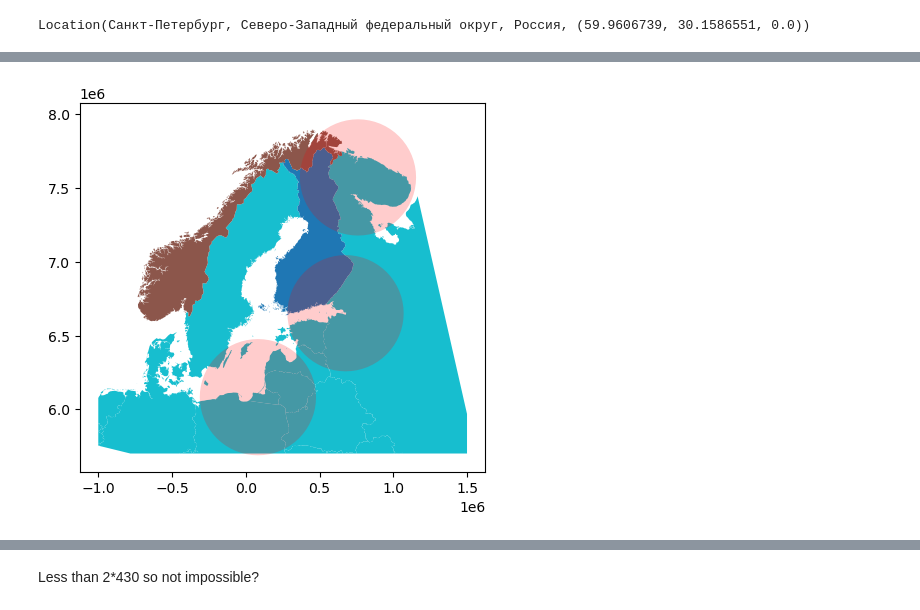
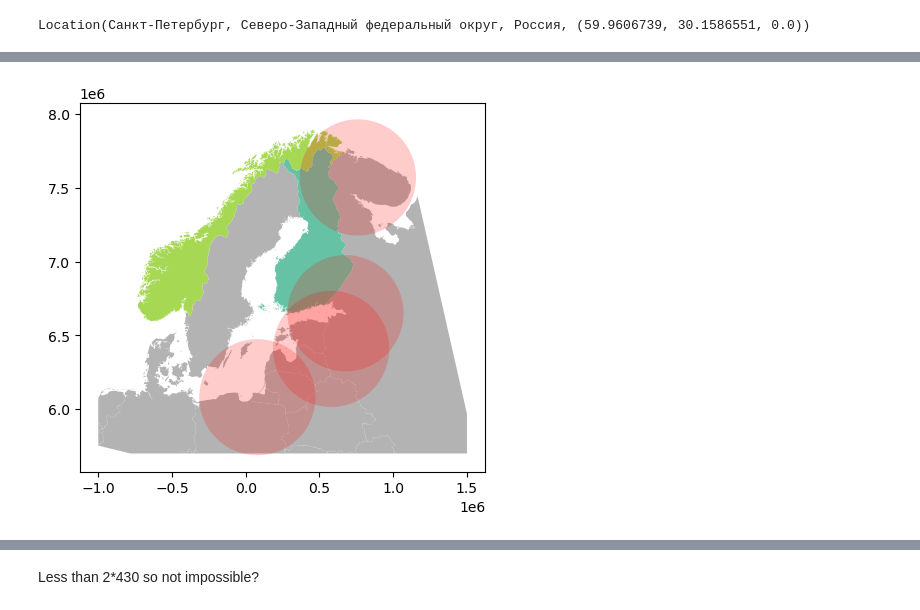
Before and after one commit to stelios-c/GPS_analysis, a Jupyter notebook: scandi_baltic/Finland_map.ipynb, the cells around one changed output, grey strips where cells are left out. Saved outputs shown, nothing was run; the diff lists cells and outputs as text; code cells hidden in the pictures.

Commit message:
change colours to avoid blue land, fix #56 and discuss Baltic interference continuity

```diff
--- a/scandi_baltic/Finland_map.ipynb
+++ b/scandi_baltic/Finland_map.ipynb
@@ -292,6 +290,10 @@ plt.show()
 Map uncertainty about location of interference, with different radius for each based on most remote Norwegian airport
 # %% [markdown]
 ## Overall Scandinavia and Baltic sea map
+# %%
+kaliningrad_location = geolocator.geocode("Kaliningrad, Russian Federation")
+st_petersburg_location = geolocator.geocode("St. Petersburg, Russian Federation")
+pskov_location = geolocator.geocode("Pskov, Russian Federation")
 # %%
 kaliningrad_location
 # %% [output]
@@ -308,15 +314,16 @@ dtype: geometry
 # %%
 ax = (world
  .assign(
      colour= world.SOVEREIGNT.where(world.SOVEREIGNT.str.match('Finland') |
                                     world.SOVEREIGNT.str.match('Norway') ,
                                     'other')
  )
-).to_crs(local_utm).clip([-1_000_000, 5_700_000, 1_500_000, 8_000_000]).plot(column='colour')
+).to_crs(local_utm).clip([-1_000_000, 5_700_000, 1_500_000, 8_000_000]).plot(column='colour',cmap="Set2")
 df2gdf(location2df(olenya_location,'olenya')).to_crs(local_utm).buffer(upper_olenya_radius).plot(ax=ax,color='red',alpha=0.2)
 df2gdf(location2df(kaliningrad_location,'kaliningrad')).to_crs(local_utm).buffer(upper_olenya_radius).plot(ax=ax,color='red',alpha=0.2)
 df2gdf(location2df(st_petersburg_location,'st_petersburg')).to_crs(local_utm).buffer(upper_olenya_radius).plot(ax=ax,color='red',alpha=0.2)
+df2gdf(location2df(pskov_location,'pskov')).to_crs(local_utm).buffer(upper_olenya_radius).plot(ax=ax,color='red',alpha=0.2)
 plt.show()
 # %% [output]
-[figure, old version]
+[figure, new version]
 # %% [markdown]
```
Also changed, not shown: parts of 11 cells of this notebook.
